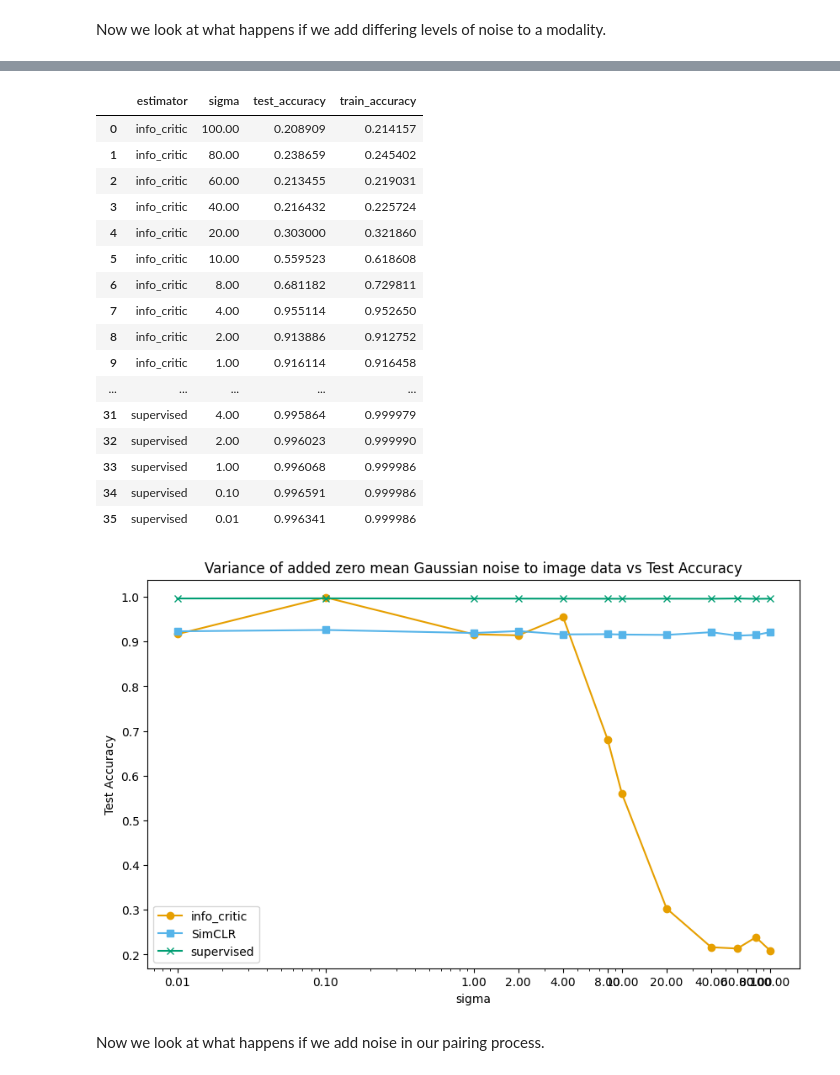
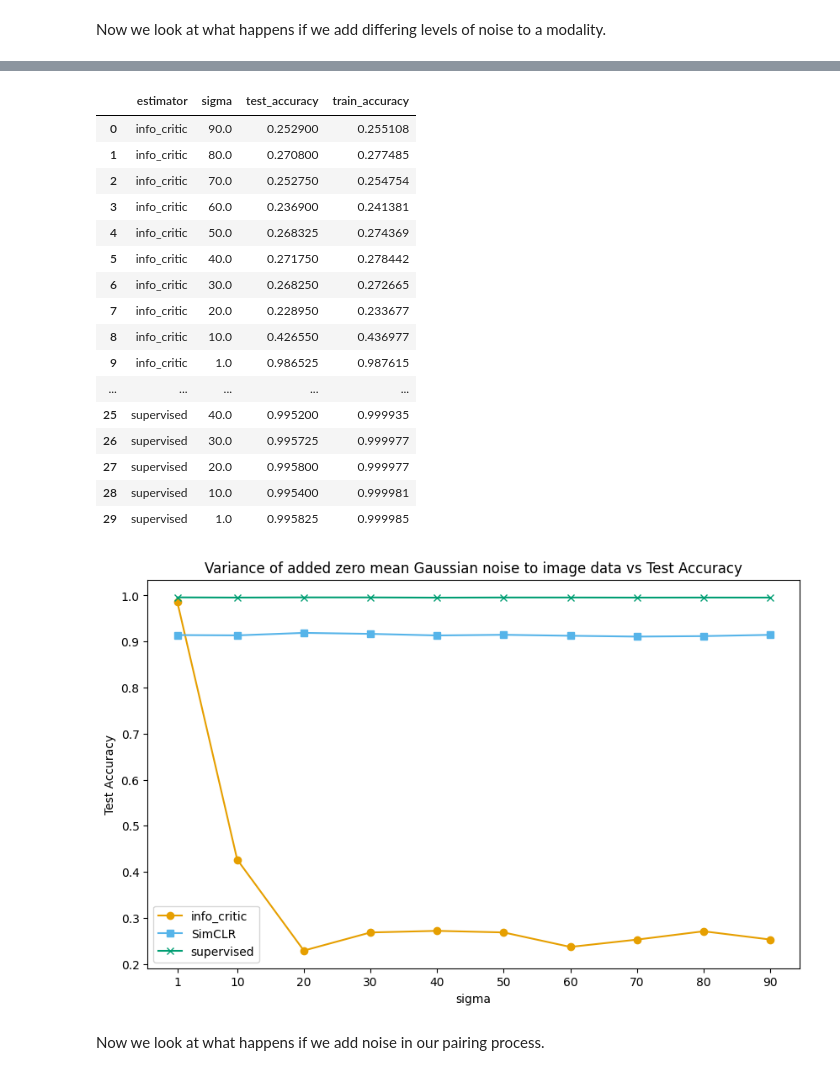
Before and after one commit to h-0-0/info_rank, a Jupyter notebook: notebooks/written_spoken.ipynb, the cells around one changed output, grey strips where cells are left out. Drawn from its saved outputs; the diff is of its cells as text; code cells hidden in the pictures.

```diff
--- a/notebooks/written_spoken.ipynb
+++ b/notebooks/written_spoken.ipynb
@@ -337,44 +346,41 @@ plt.show()
 csv_saver = get_csv_saver(params = None, root_dir = '../results')
 
 comparing_dim = [
-    {'benchmark': 'written_spoken_digits_weak_image', 'model': 'FusionModel', 'est': 'info_critic', 'sigma': 100.0},
-    {'benchmark': 'written_spoken_digits_weak_image', 'model': 'FusionModel', 'est': 'info_critic', 'sigma': 80.0},
-    {'benchmark': 'written_spoken_digits_weak_image', 'model': 'FusionModel', 'est': 'info_critic', 'sigma': 60.0},
-    {'benchmark': 'written_spoken_digits_weak_image', 'model': 'FusionModel', 'est': 'info_critic', 'sigma': 40.0},
-    {'benchmark': 'written_spoken_digits_weak_image', 'model': 'FusionModel', 'est': 'info_critic', 'sigma': 20.0},
-    {'benchmark': 'written_spoken_digits_weak_image', 'model': 'FusionModel', 'est': 'info_critic', 'sigma': 10.0},
-    {'benchmark': 'written_spoken_digits_weak_image', 'model': 'FusionModel', 'est': 'info_critic', 'sigma': 8.0},
-    {'benchmark': 'written_spoken_digits_weak_image', 'model': 'FusionModel', 'est': 'info_critic', 'sigma': 4.0},
-    {'benchmark': 'written_spoken_digits_weak_image', 'model': 'FusionModel', 'est': 'info_critic', 'sigma': 2.0},
-    {'benchmark': 'written_spoken_digits_weak_image', 'model': 'FusionModel', 'est': 'info_critic', 'sigma': 1.0},
-    {'benchmark': 'written_spoken_digits_weak_image', 'model': 'FusionModel', 'est': 'info_critic', 'sigma': 0.1},
-    {'benchmark': 'written_spoken_digits_weak_image', 'model': 'FusionModel', 'est': 'info_critic', 'sigma': 0.01},
+    # {'benchmark': 'written_spoken_digits_weak_image', 'model': 'FusionModel', 'est': 'info_critic', 'sigma': 100.0, 'learning_rate': 0.1},
+    {'benchmark': 'written_spoken_digits_weak_image', 'model': 'FusionModel', 'est': 'info_critic', 'sigma': 90.0, 'learning_rate': 0.001},
+    {'benchmark': 'written_spoken_digits_weak_image', 'model': 'FusionModel', 'est': 'info_critic', 'sigma': 80.0, 'learning_rate': 0.001},
+    {'benchmark': 'written_spoken_digits_weak_image', 'model': 'FusionModel', 'est': 'info_critic', 'sigma': 70.0, 'learning_rate': 0.001},
+    {'benchmark': 'written_spoken_digits_weak_image', 'model': 'FusionModel', 'est': 'info_critic', 'sigma': 60.0, 'learning_rate': 0.001},
+    {'benchmark': 'written_spoken_digits_weak_image', 'model': 'FusionModel', 'est': 'info_critic', 'sigma': 50.0, 'learning_rate': 0.001},
+    {'benchmark': 'written_spoken_digits_weak_image', 'model': 'FusionModel', 'est': 'info_critic', 'sigma': 40.0, 'learning_rate': 0.001},
+    {'benchmark': 'written_spoken_digits_weak_image', 'model': 'FusionModel', 'est': 'info_critic', 'sigma': 30.0, 'learning_rate': 0.001},
+    {'benchmark': 'written_spoken_digits_weak_image', 'model': 'FusionModel', 'est': 'info_critic', 'sigma': 20.0, 'learning_rate': 0.001},
+    {'benchmark': 'written_spoken_digits_weak_image', 'model': 'FusionModel', 'est': 'info_critic', 'sigma': 10.0, 'learning_rate': 0.001},
+    {'benchmark': 'written_spoken_digits_weak_image', 'model': 'FusionModel', 'est': 'info_critic', 'sigma': 1.0, 'learning_rate': 0.001},
 
-    {'benchmark': 'written_spoken_digits_weak_image', 'model': 'FusionModel', 'est' : 'SimCLR', 'sigma': 100.0},
+    # {'benchmark': 'written_spoken_digits_weak_image', 'model': 'FusionModel', 'est' : 'SimCLR', 'sigma': 100.0, 'learning_rate': 0.1},
+    {'benchmark': 'written_spoken_digits_weak_image', 'model': 'FusionModel', 'est' : 'SimCLR', 'sigma': 90.0},
     {'benchmark': 'written_spoken_digits_weak_image', 'model': 'FusionModel', 'est' : 'SimCLR', 'sigma': 80.0},
+    {'benchmark': 'written_spoken_digits_weak_image', 'model': 'FusionModel', 'est' : 'SimCLR', 'sigma': 70.0},
     {'benchmark': 'written_spoken_digits_weak_image', 'model': 'FusionModel', 'est' : 'SimCLR', 'sigma': 60.0},
+    {'benchmark': 'written_spoken_digits_weak_image', 'model': 'FusionModel', 'est' : 'SimCLR', 'sigma': 50.0},
     {'benchmark': 'written_spoken_digits_weak_image', 'model': 'FusionModel', 'est' : 'SimCLR', 'sigma': 40.0},
+    {'benchmark': 'written_spoken_digits_weak_image', 'model': 'FusionModel', 'est' : 'SimCLR', 'sigma': 30.0},
     {'benchmark': 'written_spoken_digits_weak_image', 'model': 'FusionModel', 'est' : 'SimCLR', 'sigma': 20.0},
     {'benchmark': 'written_spoken_digits_weak_image', 'model': 'FusionModel', 'est' : 'SimCLR', 'sigma': 10.0},
-    {'benchmark': 'written_spoken_digits_weak_image', 'model': 'FusionModel', 'est' : 'SimCLR', 'sigma': 8.0},
-    {'benchmark': 'written_spoken_digits_weak_image', 'model': 'FusionModel', 'est' : 'SimCLR', 'sigma': 4.0},
-    {'benchmark': 'written_spoken_digits_weak_image', 'model': 'FusionModel', 'est' : 'SimCLR', 'sigma': 2.0},
     {'benchmark': 'written_spoken_digits_weak_image', 'model': 'FusionModel', 'est' : 'SimCLR', 'sigma': 1.0},
-    {'benchmark': 'written_spoken_digits_weak_image', 'model': 'FusionModel', 'est' : 'SimCLR', 'sigma': 0.1},
-    {'benchmark': 'written_spoken_digits_weak_image', 'model': 'FusionModel', 'est' : 'SimCLR', 'sigma': 0.01},
 
-    {'benchmark': 'written_spoken_digits_weak_image', 'model': 'FusionModel', 'est': 'supervised', 'sigma': 100.0},
+    # {'benchmark': 'written_spoken_digits_weak_image', 'model': 'FusionModel', 'est': 'supervised', 'sigma': 100.0, 'learning_rate': 0.1},
+    {'benchmark': 'written_spoken_digits_weak_image', 'model': 'FusionModel', 'est': 'supervised', 'sigma': 90.0},
     {'benchmark': 'written_spoken_digits_weak_image', 'model': 'FusionModel', 'est': 'supervised', 'sigma': 80.0},
+    {'benchmark': 'written_spoken_digits_weak_image', 'model': 'FusionModel', 'est': 'supervised', 'sigma': 70.0},
     {'benchmark': 'written_spoken_digits_weak_image', 'model': 'FusionModel', 'est': 'supervised', 'sigma': 60.0},
+    {'benchmark': 'written_spoken_digits_weak_image', 'model': 'FusionModel', 'est': 'supervised', 'sigma': 50.0},
     {'benchmark': 'written_spoken_digits_weak_image', 'model': 'FusionModel', 'est': 'supervised', 'sigma': 40.0},
+    {'benchmark': 'written_spoken_digits_weak_image', 'model': 'FusionModel', 'est': 'supervised', 'sigma': 30.0},
     {'benchmark': 'written_spoken_digits_weak_image', 'model': 'FusionModel', 'est': 'supervised', 'sigma': 20.0},
     {'benchmark': 'written_spoken_digits_weak_image', 'model': 'FusionModel', 'est': 'supervised', 'sigma': 10.0},
-    {'benchmark': 'written_spoken_digits_weak_image', 'model': 'FusionModel', 'est': 'supervised', 'sigma': 8.0},
-    {'benchmark': 'written_spoken_digits_weak_image', 'model': 'FusionModel', 'est': 'supervised', 'sigma': 4.0},
-    {'benchmark': 'written_spoken_digits_weak_image', 'model': 'FusionModel', 'est': 'supervised', 'sigma': 2.0},
     {'benchmark': 'written_spoken_digits_weak_image', 'model': 'FusionModel', 'est': 'supervised', 'sigma': 1.0},
-    {'benchmark': 'written_spoken_digits_weak_image', 'model': 'FusionModel', 'est': 'supervised', 'sigma': 0.1},
-    {'benchmark': 'written_spoken_digits_weak_image', 'model': 'FusionModel', 'est': 'supervised', 'sigma': 0.01},
 ]
 
 dim_results = []
@@ -387,50 +393,50 @@ for config in comparing_dim:
         'test_accuracy': test_acc,
         'train_accuracy': train_acc,
     })
 
 dim_df = pd.DataFrame(dim_results)
 
 # Display the results
 display(dim_df)
 
 
 # Create plot of output dimension vs test accuracy with each estimator as a line
 import matplotlib.pyplot as plt
 import matplotlib
 fig, ax = plt.subplots(figsize=(10, 6))
 markers = ['-o', '-s', '-x']
 okabe_ito_colors = ['#E69F00', '#56B4E9', '#009E73', '#F0E442',
                     '#0072B2', '#D55E00', '#CC79A7']
 for i, est in enumerate(dim_df['estimator'].unique()):
     df = dim_df[dim_df['estimator'] == est]
     ax.plot(df['sigma'], df['test_accuracy'], markers[i], label=est, color=okabe_ito_colors[i])
 ax.set_xlabel('sigma')
 ax.set_ylabel('Test Accuracy')
 ax.set_title('Variance of added zero mean Gaussian noise to image data vs Test Accuracy')
-ax.set_xscale('log')
+# ax.set_xscale('log')
 ax.set_xticks(dim_df['sigma'].unique())
 ax.get_xaxis().set_major_formatter(matplotlib.ticker.ScalarFormatter())
 ax.legend()
 plt.show()
 # %% [output]
 |  | estimator | sigma | test_accuracy | train_accuracy |
-| 0 | info_critic | 100.00 | 0.208909 | 0.214157 |
-| 1 | info_critic | 80.00 | 0.238659 | 0.245402 |
-| 2 | info_critic | 60.00 | 0.213455 | 0.219031 |
-| 3 | info_critic | 40.00 | 0.216432 | 0.225724 |
-| 4 | info_critic | 20.00 | 0.303000 | 0.321860 |
-| 5 | info_critic | 10.00 | 0.559523 | 0.618608 |
-| 6 | info_critic | 8.00 | 0.681182 | 0.729811 |
-| 7 | info_critic | 4.00 | 0.955114 | 0.952650 |
-| 8 | info_critic | 2.00 | 0.913886 | 0.912752 |
-| 9 | info_critic | 1.00 | 0.916114 | 0.916458 |
+| 0 | info_critic | 90.0 | 0.252900 | 0.255108 |
+| 1 | info_critic | 80.0 | 0.270800 | 0.277485 |
+| 2 | info_critic | 70.0 | 0.252750 | 0.254754 |
+| 3 | info_critic | 60.0 | 0.236900 | 0.241381 |
+| 4 | info_critic | 50.0 | 0.268325 | 0.274369 |
+| 5 | info_critic | 40.0 | 0.271750 | 0.278442 |
+| 6 | info_critic | 30.0 | 0.268250 | 0.272665 |
+| 7 | info_critic | 20.0 | 0.228950 | 0.233677 |
+| 8 | info_critic | 10.0 | 0.426550 | 0.436977 |
+| 9 | info_critic | 1.0 | 0.986525 | 0.987615 |
 | ... | ... | ... | ... | ... |
-| 31 | supervised | 4.00 | 0.995864 | 0.999979 |
-| 32 | supervised | 2.00 | 0.996023 | 0.999990 |
-| 33 | supervised | 1.00 | 0.996068 | 0.999986 |
-| 34 | supervised | 0.10 | 0.996591 | 0.999986 |
-| 35 | supervised | 0.01 | 0.996341 | 0.999986 |
+| 25 | supervised | 40.0 | 0.995200 | 0.999935 |
+| 26 | supervised | 30.0 | 0.995725 | 0.999977 |
+| 27 | supervised | 20.0 | 0.995800 | 0.999977 |
+| 28 | supervised | 10.0 | 0.995400 | 0.999981 |
+| 29 | supervised | 1.0 | 0.995825 | 0.999985 |
-[figure, old version]
+[figure, new version]
 # %% [markdown]
 Now we look at what happens if we add noise in our pairing process.
 # %%
```
Also changed, not shown: parts of 6 cells of this notebook.
